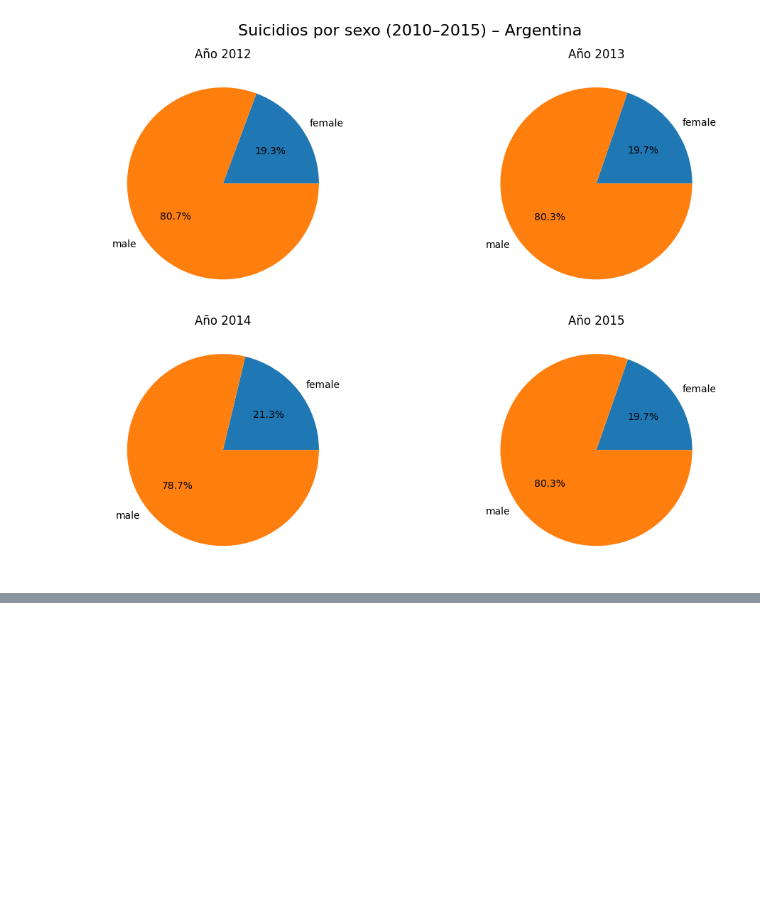
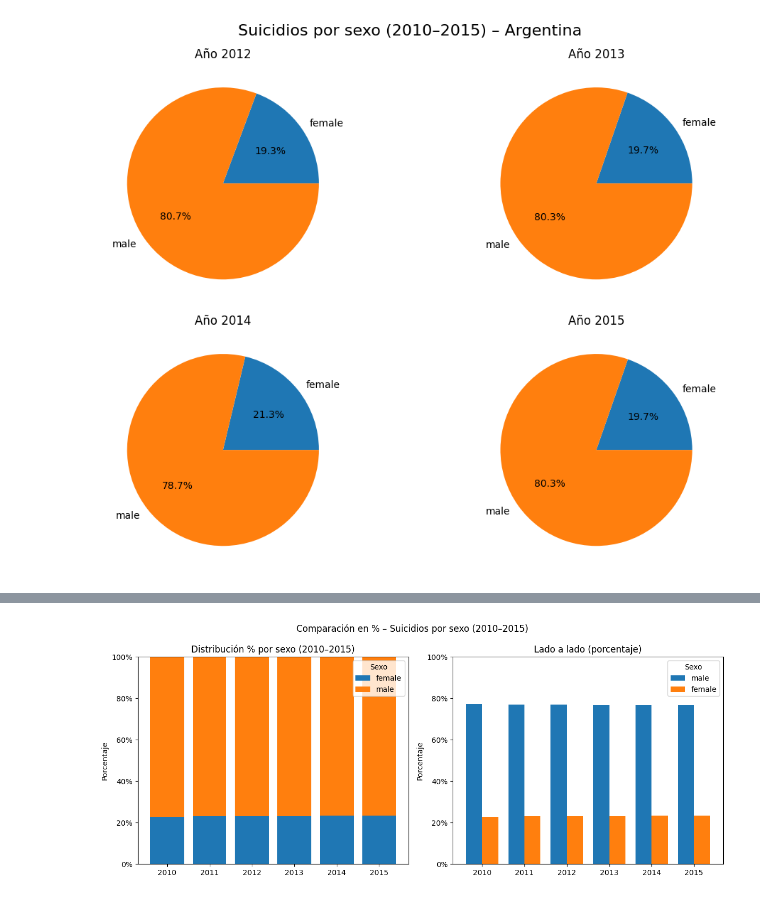
Before and after one commit to vicenadm04/suicidios, a Jupyter notebook: suicide_statics.ipynb, the cells around one changed output, grey strips where cells are left out. Saved outputs shown, nothing was run; the diff lists cells and outputs as text; code cells hidden in the pictures; blank space fills up the shorter version.

```diff
--- a/suicide_statics.ipynb
+++ b/suicide_statics.ipynb
@@ -98,2 +159,50 @@ plt.show()
 # %%
 #Un gráfico con barras apiladas para varios años. Esto es bueno, porque se ve claramente la diferencia
+
+
+
+# 1) Filtrar 2010–2015 y agregar
+filtro = (data['year'] >= 2010) & (data['year'] <= 2015)
+tabla = (
+    data[filtro]
+    .groupby(['year','sex'])['suicides_no']
+    .sum()
+    .unstack()
+    .fillna(0)
+    .sort_index()
+)
+
+# 2) Proporciones por año (cada fila suma 1)
+prop = tabla.div(tabla.sum(axis=1), axis=0)
+
+fig, axes = plt.subplots(1, 2, figsize=(12, 5), sharex=True)
+
+# --- (a) Barras 100% apiladas (en %) ---
+bottom = np.zeros(len(prop))
+for col in prop.columns:           # 'female', 'male'
+    axes[0].bar(prop.index.astype(str), prop[col], bottom=bottom, label=col)
+    bottom += prop[col]
+axes[0].set_title("Distribución % por sexo (2010–2015)")
+axes[0].set_ylabel("Porcentaje")
+axes[0].yaxis.set_major_formatter(PercentFormatter(1.0))
+axes[0].set_ylim(0, 1)
+axes[0].legend(title="Sexo")
+
+# --- (b) Barras lado a lado (también en %) ---
+x = np.arange(len(prop.index))
+width = 0.38
+axes[1].bar(x - width/2, prop['male'],   width, label='male')
+axes[1].bar(x + width/2, prop['female'], width, label='female')
+axes[1].set_title("Lado a lado (porcentaje)")
+axes[1].set_ylabel("Porcentaje")
+axes[1].set_xticks(x)
+axes[1].set_xticklabels(prop.index.astype(str))
+axes[1].yaxis.set_major_formatter(PercentFormatter(1.0))
+axes[1].set_ylim(0, 1)
+axes[1].legend(title="Sexo")
+
+plt.suptitle("Comparación en % – Suicidios por sexo (2010–2015)")
+plt.tight_layout()
+plt.show()
+# %% [output]
+[figure, added]
```
Also changed, not shown: parts of 3 cells of this notebook.
